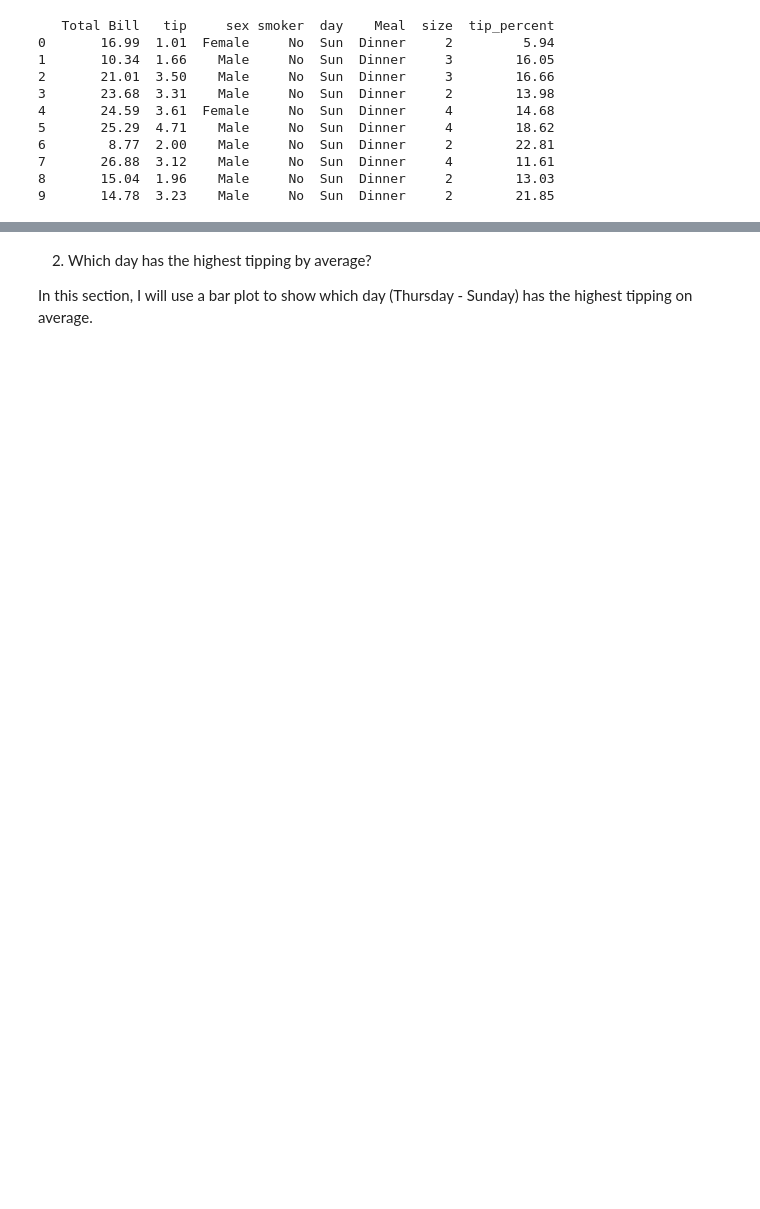
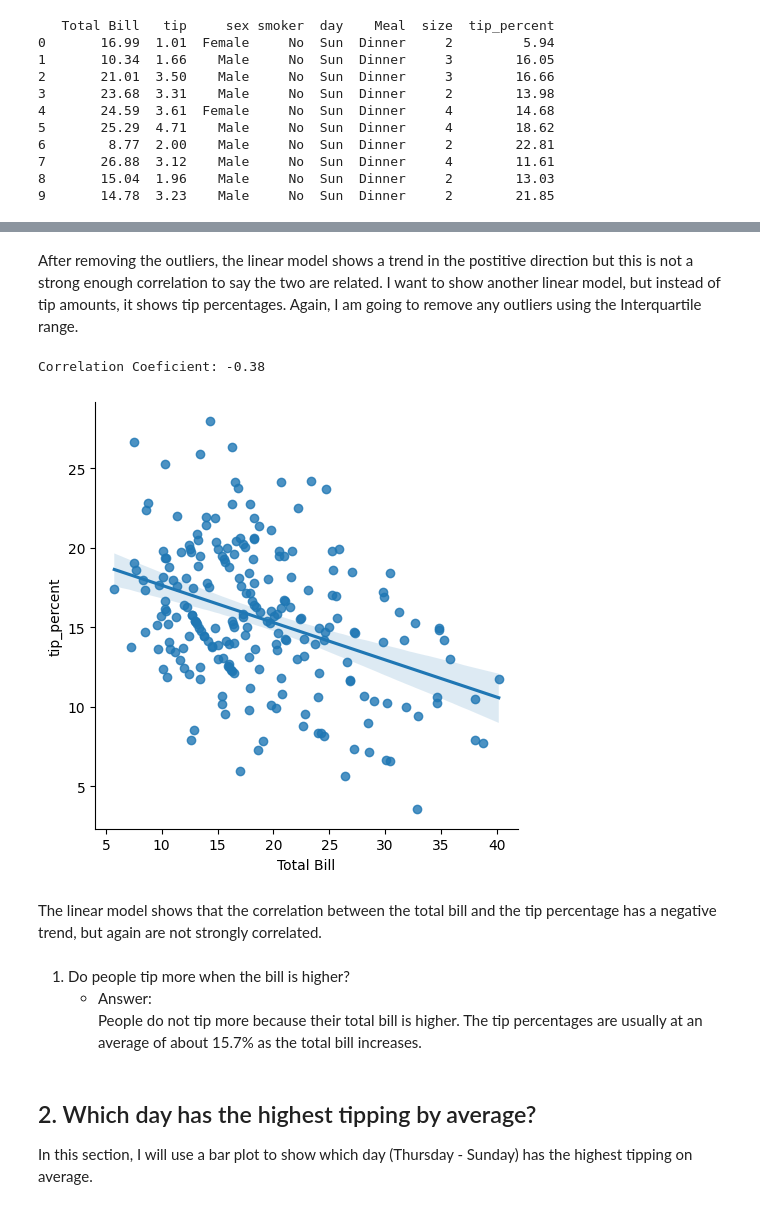
Before and after one commit to Bshell13/datafun-06-eda, a Jupyter notebook: shellenberger_eda.ipynb, the cells around one changed output, grey strips where cells are left out. Saved outputs shown, nothing was run; the diff lists cells and outputs as text; code cells hidden in the pictures; blank space fills up the shorter version.

```diff
--- a/shellenberger_eda.ipynb
+++ b/shellenberger_eda.ipynb
@@ -136,4 +162,20 @@ The linear model shows a trend in the postitive direction, which means that as t
+# %% [markdown]
+After removing the outliers, the linear model shows a trend in the postitive direction but this is not a strong enough correlation to say the two are related. I want to show another linear model, but instead of tip amounts, it shows tip percentages. Again, I am going to remove any outliers using the Interquartile range.
+# %%
+# linear model of total bill and tip percentage with correlation coeficient
+sns.lmplot(data=df_copy, x='Total Bill', y='tip_percent')
+corr_2 = np.corrcoef(x=df_copy['Total Bill'], y=df_copy['tip_percent']).round(2)
+print(f'Correlation Coeficient: {corr_2[0,1]}')
+# %% [output]
+Correlation Coeficient: -0.38
+[figure, added]
+# %% [markdown]
+The linear model shows that the correlation between the total bill and the tip percentage has a negative trend, but again are not strongly correlated.
+# %% [markdown]
+1. Do people tip more when the bill is higher?
+    -  Answer:<br>
+People do not tip more because their total bill is higher. The tip percentages are usually at an average of about 15.7% as the total bill increases.
 # %% [markdown]
-2. Which day has the highest tipping by average?
+## 2. Which day has the highest tipping by average?
 
 In this section, I will use a bar plot to show which day (Thursday - Sunday) has the highest tipping on average.
```
Also changed, not shown: parts of 27 cells of this notebook, 1 other file.
